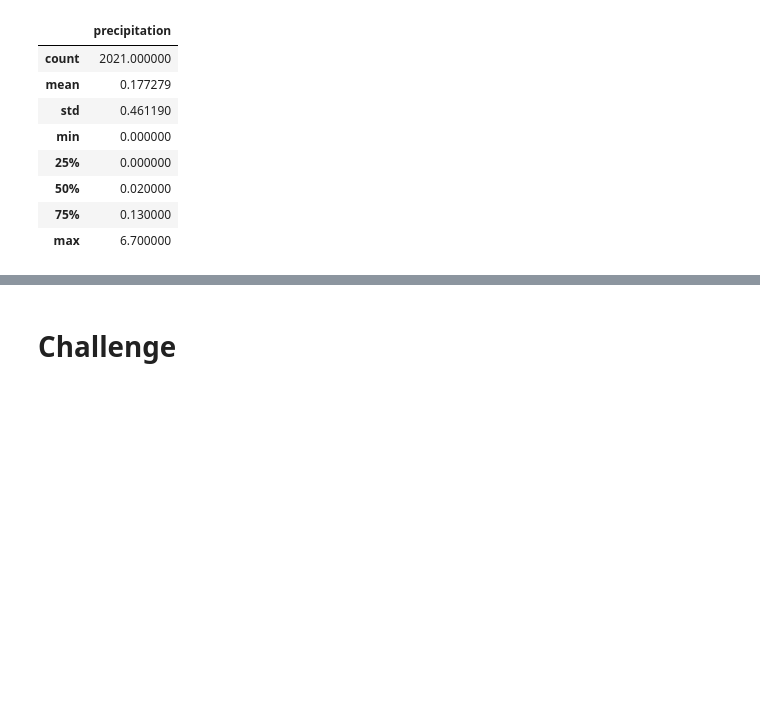
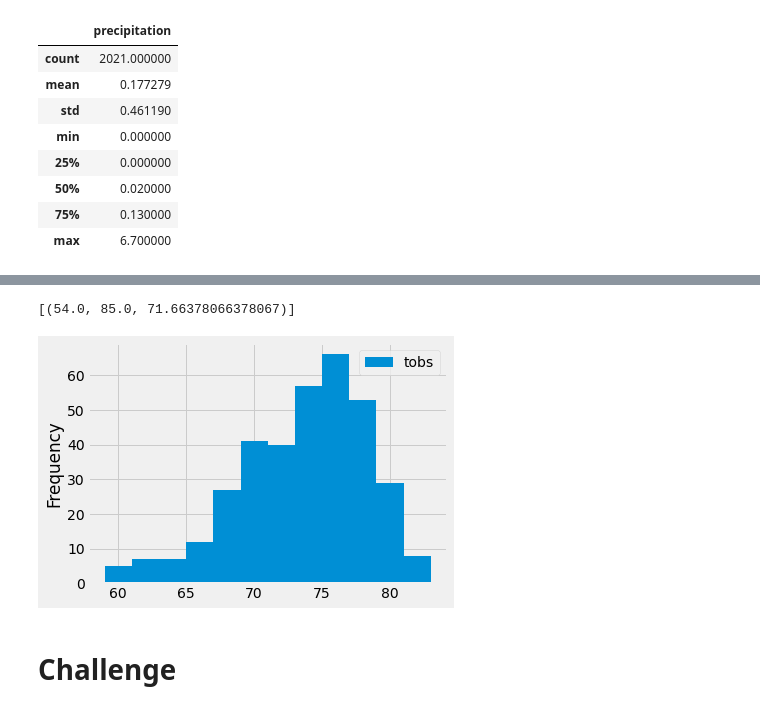
Before and after one commit to melaniekelsey/surfs_up, a Jupyter notebook: climate_analysis.ipynb, the cells around one changed output, grey strips where cells are left out. Saved outputs shown, nothing was run; the diff lists cells and outputs as text; code cells hidden in the pictures; blank space fills up the shorter version.

```diff
--- a/climate_analysis.ipynb
+++ b/climate_analysis.ipynb
@@ -96,3 +113,8 @@ df.describe()
 # %%
 # Using the station id from the previous query, calculate the lowest temperature recorded,
 # highest temperature recorded, and average temperature most active station?
+#This is getting the min, max and avg of temp for the busiest station
+session.query(func.min(Measurement.tobs), func.max(Measurement.tobs), func.avg(Measurement.tobs)).\
+filter(Measurement.station == 'USC00519281').all()
+# %% [output]
+[(54.0, 85.0, 71.66378066378067)]
@@ -102,3 +121,24 @@ df.describe()
+# %%
+# Choose the station with the highest number of temperature observations.
+# Query the last 12 months of temperature observation data for this station and plot the results as a histogram
+#Select the column we want to query
+session.query(Measurement.tobs)
+#filter the results to just show the busiest station within the time frame of previous year
+results = session.query(Measurement.tobs).\
+filter(Measurement.station == 'USC00519281').\
+filter(Measurement.date >= prev_year).all()
+#print(results)
+#Convert the data to a DF
+df = pd.DataFrame(results, columns=['tobs'])
+#df.set_index(df['tobs'], inplace=True)
+#df = df.sort_index()
+#print(df)
+
+#Plotting the temp obs in a histogram separated into diff temp bins and dividing in 12 diff bins
+df.plot.hist(bins=12)
+plt.tight_layout()
+# %% [output]
+[figure, added]
 # %%
 # Write a function called `calc_temps` that will accept start date and end date in the format '%Y-%m-%d'
 # and return the minimum, average, and maximum temperatures for that range of dates
```
Also changed, not shown: parts of 5 cells of this notebook, 1 other file.
